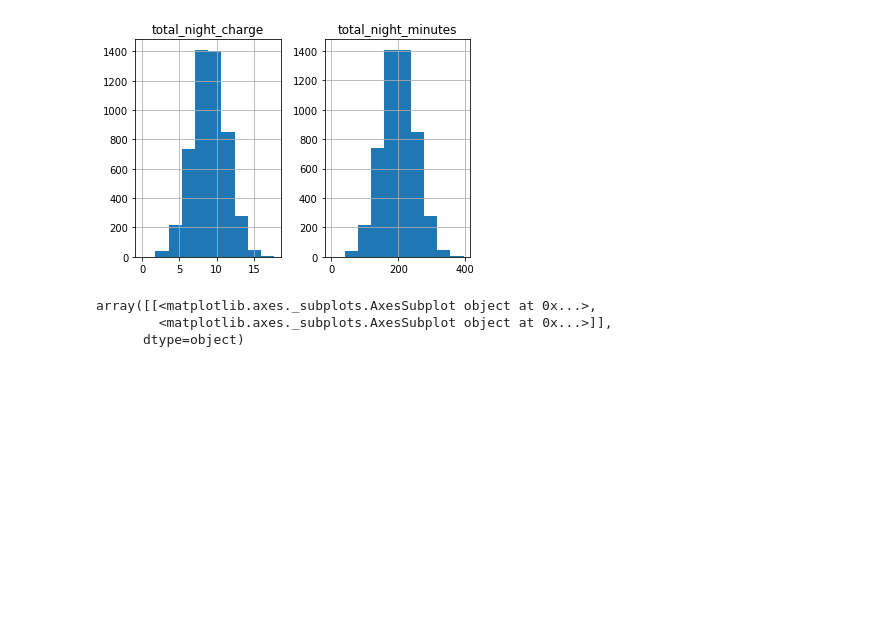
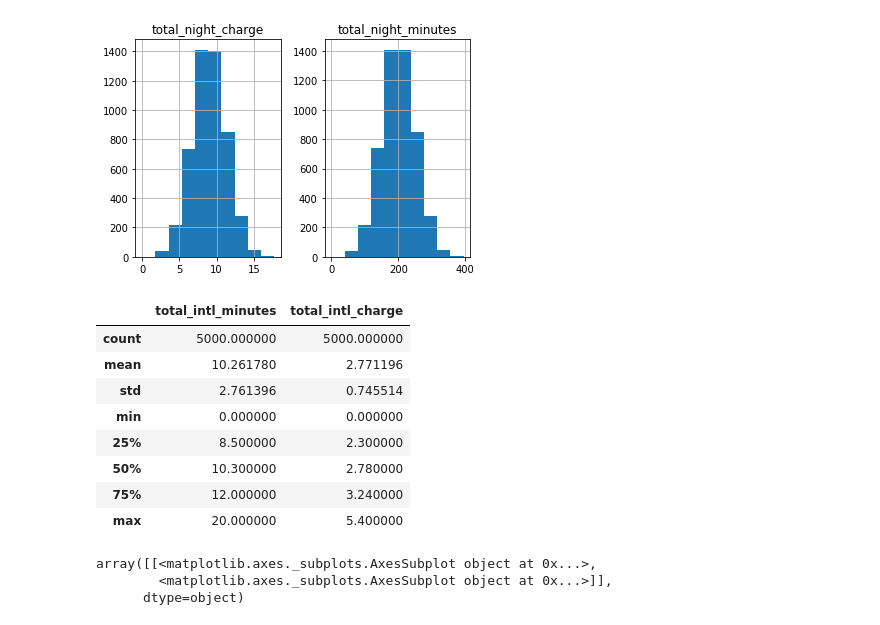
Before and after one commit to syakhlani/Basic_Statistics, a Jupyter notebook: pre_test_use_case_AS.ipynb, the cells around one changed output. Saved outputs shown, nothing was run; the diff lists cells and outputs as text; code cells hidden in the pictures; blank space fills up the shorter version.

```diff
--- a/pre_test_use_case_AS.ipynb
+++ b/pre_test_use_case_AS.ipynb
@@ -299,6 +335,18 @@ array([[<matplotlib.axes._subplots.AxesSubplot object at 0x...>,
         <matplotlib.axes._subplots.AxesSubplot object at 0x...>]],
       dtype=object)
 [figure]
+# %%
+dataset[['total_intl_minutes','total_intl_charge',]].describe()
+# %% [output]
+|  | total_intl_minutes | total_intl_charge |
+| count | 5000.000000 | 5000.000000 |
+| mean | 10.261780 | 2.771196 |
+| std | 2.761396 | 0.745514 |
+| min | 0.000000 | 0.000000 |
+| 25% | 8.500000 | 2.300000 |
+| 50% | 10.300000 | 2.780000 |
+| 75% | 12.000000 | 3.240000 |
+| max | 20.000000 | 5.400000 |
 # %%
 dataset[['total_intl_minutes','total_intl_charge',]].hist()
 # %% [output]
```
Also changed, not shown: parts of 4 cells of this notebook.
